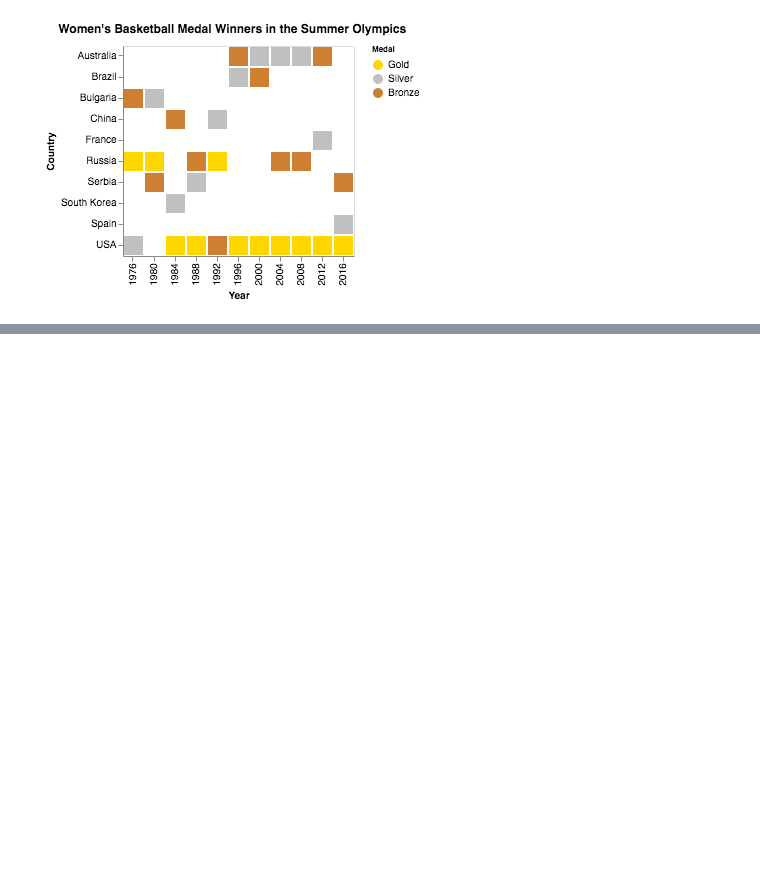
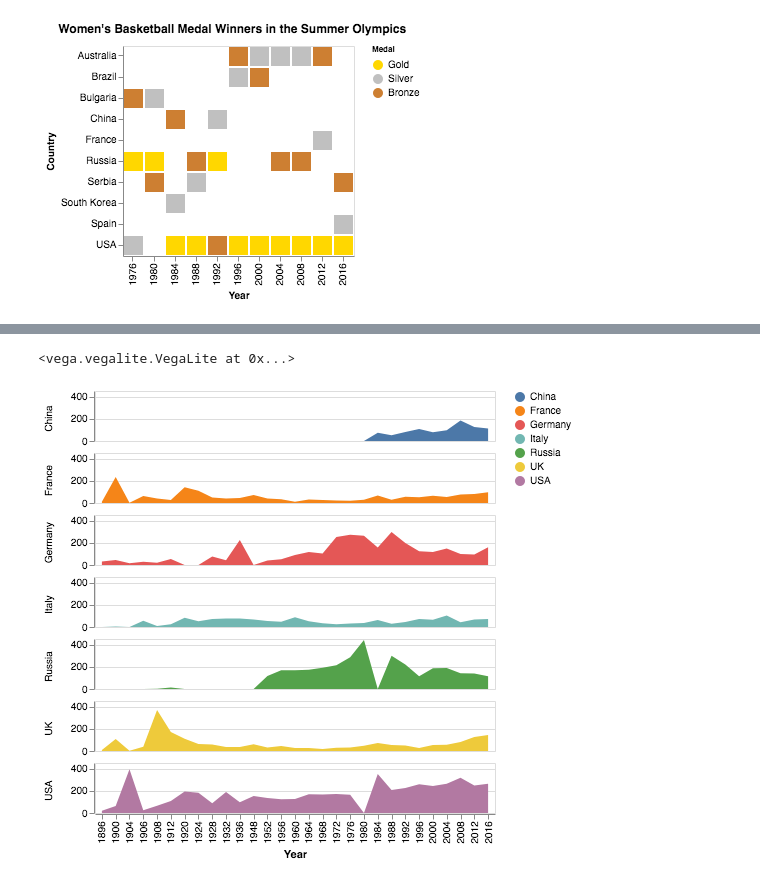
Before and after one commit to sarthakbatragatech/OlympicViz, a Jupyter notebook: 6. Medals.ipynb, the cells around one changed output, grey strips where cells are left out. Saved outputs shown, nothing was run; the diff lists cells and outputs as text; code cells hidden in the pictures; blank space fills up the shorter version.

```diff
--- a/6. Medals.ipynb
+++ b/6. Medals.ipynb
@@ -123,0 +131,10 @@ alt.Chart(test).mark_area().encode(
+# %%
+alt.Chart(test).mark_area().encode(
+    alt.X('Year:N', axis = alt.Axis(labelAngle=-45)),
+    alt.Y('count(Medal):Q', title=''),
+    alt.Color('region:N', title='Region'),
+    row=alt.Row('region:N', title='')
+).properties(height=50, width=400)
+# %% [output]
+<vega.vegalite.VegaLite at 0x...>
+[figure, added]
```
Also changed, not shown: parts of 5 cells of this notebook, 2 other files.
